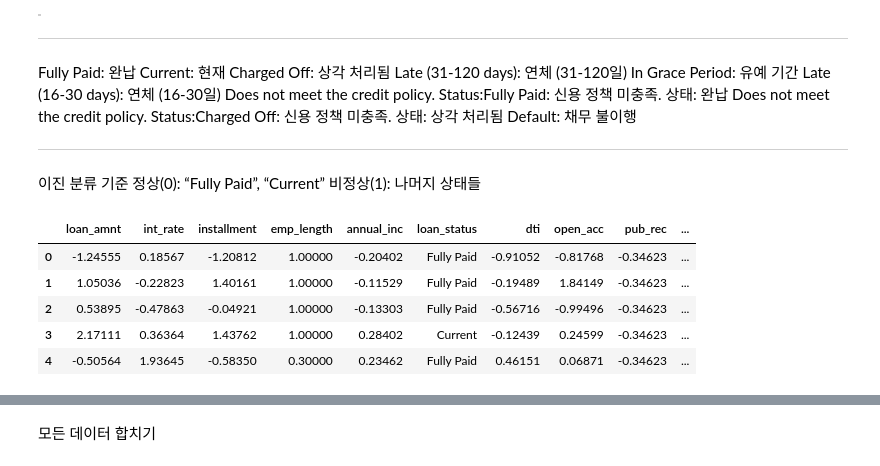
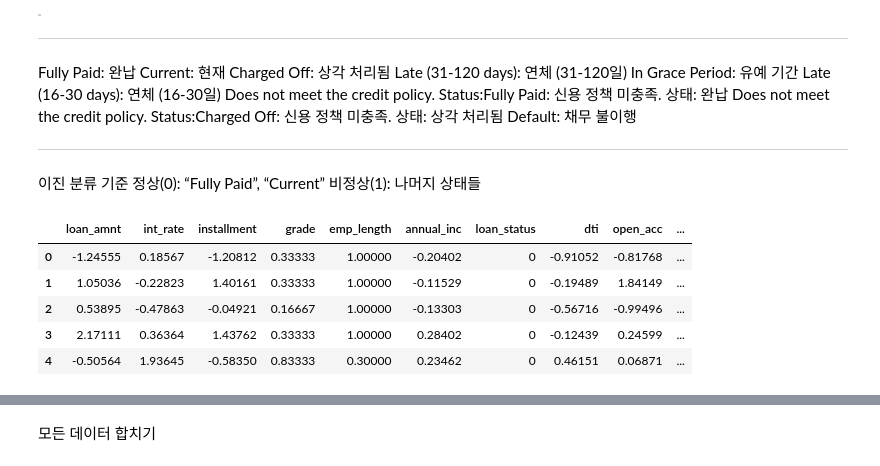
Before and after one commit to jiyoungeeeeeeeeeeeeeeeeeeeee/MLOps, a Jupyter notebook: train.ipynb, the cells around one changed output, grey strips where cells are left out. Drawn from its saved outputs; the diff is of its cells as text; code cells hidden in the pictures.

```diff
--- a/train.ipynb
+++ b/train.ipynb
@@ -397,0 +401,4 @@ array_reshaped = array.reshape(-1,1)
+# %%
+grade_1 = {'A' : 0 ,'B' : 1, 'C' : 2, 'D' : 3, 'E' : 4, 'F' : 5, 'G' : 6}
+
+data['grade'] = data['grade'].map(grade_1)
@@ -398,9 +416,11 @@ array_reshaped = array.reshape(-1,1)
 # %%
 from sklearn.preprocessing import MinMaxScaler
 
-Mn = MinMaxScaler()
+Mm_feature = ['emp_length', 'grade']
 
-data_c['emp_length'] = Mn.fit_transform(array_reshaped)
+Mm = MinMaxScaler()
+
+data[Mm_feature] = Mm.fit_transform(data[Mm_feature])
 # %%
 from sklearn.preprocessing import OneHotEncoder
 
@@ -412,5 +432,5 @@ ohe_num = ohe.fit_transform(data_c[ohe_feature])
 # %%
-data_c.drop(ohe_feature, axis = 1 , inplace = True)
+data.drop(ohe_feature, axis = 1 , inplace = True)
 # %%
 from sklearn.preprocessing import StandardScaler
 
@@ -418,7 +438,7 @@ num_features = ['loan_amnt','int_rate','installment','annual_inc','dti','open_ac
 
 std_saller = StandardScaler()
 
-data_c[num_features] = std_saller.fit_transform(data_c[num_features])
+data[num_features] = std_saller.fit_transform(data[num_features])
 # %% [markdown]
 target (loan_status)는 따로 이진 분류로 전처리
 
@@ -442,11 +462,11 @@ Default: 채무 불이행
 정상(0): “Fully Paid”, “Current”
 비정상(1): 나머지 상태들
 # %%
-data_c.head(5)
+data.head(5)
 # %% [output]
-|  | loan_amnt | int_rate | installment | emp_length | annual_inc | loan_status | dti | open_acc | pub_rec | ... |
-| 0 | -1.24555 | 0.18567 | -1.20812 | 1.00000 | -0.20402 | Fully Paid | -0.91052 | -0.81768 | -0.34623 | ... |
-| 1 | 1.05036 | -0.22823 | 1.40161 | 1.00000 | -0.11529 | Fully Paid | -0.19489 | 1.84149 | -0.34623 | ... |
-| 2 | 0.53895 | -0.47863 | -0.04921 | 1.00000 | -0.13303 | Fully Paid | -0.56716 | -0.99496 | -0.34623 | ... |
-| 3 | 2.17111 | 0.36364 | 1.43762 | 1.00000 | 0.28402 | Current | -0.12439 | 0.24599 | -0.34623 | ... |
-| 4 | -0.50564 | 1.93645 | -0.58350 | 0.30000 | 0.23462 | Fully Paid | 0.46151 | 0.06871 | -0.34623 | ... |
+|  | loan_amnt | int_rate | installment | grade | emp_length | annual_inc | loan_status | dti | open_acc | ... |
+| 0 | -1.24555 | 0.18567 | -1.20812 | 0.33333 | 1.00000 | -0.20402 | 0 | -0.91052 | -0.81768 | ... |
+| 1 | 1.05036 | -0.22823 | 1.40161 | 0.33333 | 1.00000 | -0.11529 | 0 | -0.19489 | 1.84149 | ... |
+| 2 | 0.53895 | -0.47863 | -0.04921 | 0.16667 | 1.00000 | -0.13303 | 0 | -0.56716 | -0.99496 | ... |
+| 3 | 2.17111 | 0.36364 | 1.43762 | 0.33333 | 1.00000 | 0.28402 | 0 | -0.12439 | 0.24599 | ... |
+| 4 | -0.50564 | 1.93645 | -0.58350 | 0.83333 | 0.30000 | 0.23462 | 0 | 0.46151 | 0.06871 | ... |
```
Also changed, not shown: parts of 38 cells of this notebook.
